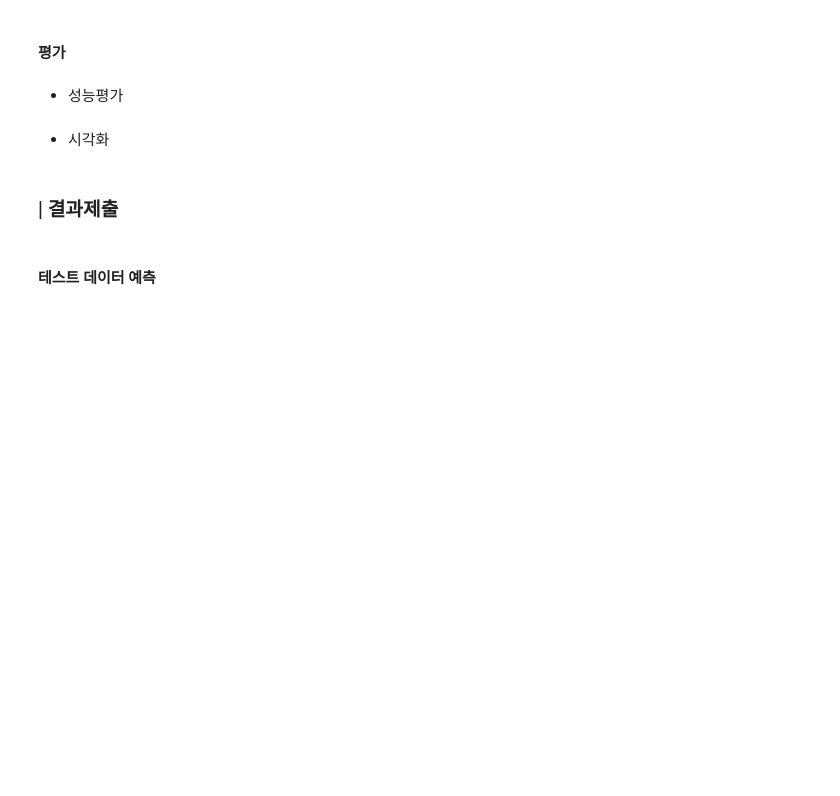
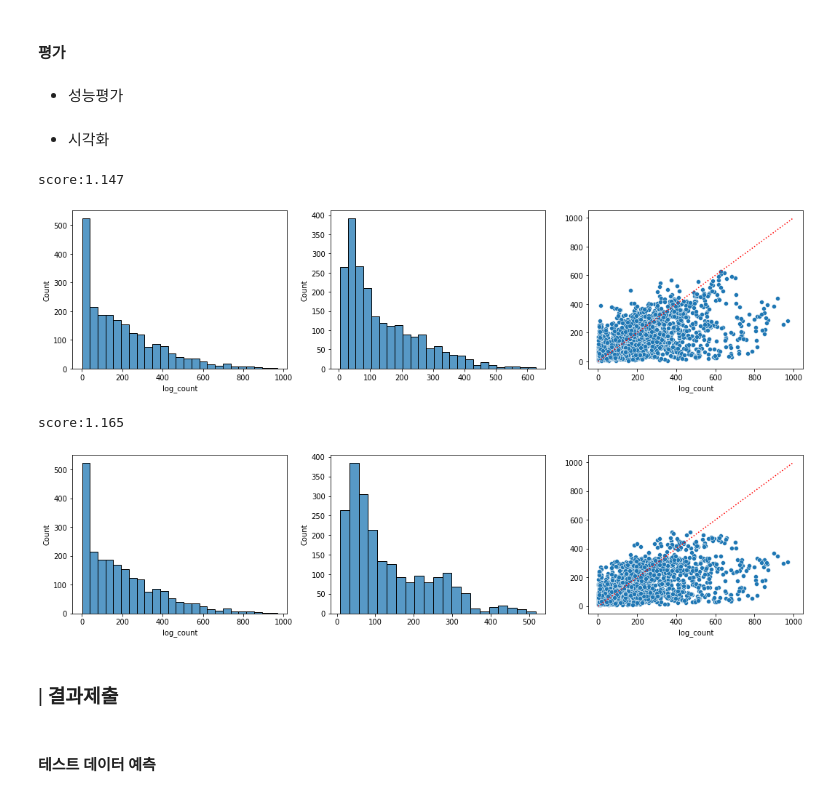
Before and after one commit to yebiny/SkillTreePython-DataAnalysis, a Jupyter notebook: 05.머신러닝기반데이터분석/해설/ch05_14_실전머신러닝_자전거_수요예측.ipynb, the cells around one changed output. Saved outputs shown, nothing was run; the diff lists cells and outputs as text; code cells hidden in the pictures; blank space fills up the shorter version.

```diff
--- a/05.머신러닝기반데이터분석/해설/ch05_14_실전머신러닝_자전거_수요예측.ipynb
+++ b/05.머신러닝기반데이터분석/해설/ch05_14_실전머신러닝_자전거_수요예측.ipynb
@@ -473,3 +503,14 @@ score:1.162
 #### 모델링
 # %% [markdown]
 * 랜덤 포레스트 그리드 서치
+# %%
+from sklearn.model_selection import GridSearchCV
+param = {'min_samples_split' : [3,4,6,10],
+         'n_estimators' : [70, 100],
+         'random_state': [1]}
+
+rf_grid = GridSearchCV( RandomForestRegressor(random_state=1),
+                        param,
+                        cv=10,
+                        scoring=RMSLE)
+rf_grid.fit(X_train, y_train)
@@ -476,2 +523,14 @@ score:1.162
 # %% [markdown]
 * LGBM 그리드 서치
+# %%
+from sklearn.model_selection import GridSearchCV
+param = {'n_estimators' : [400, 700, 1000],
+         'max_depth' : [15,20,25],
+         'num_leaves': [50, 100, 200],
+         'min_split_gain':[0.3, 0.4]}
+
+lgb_grid = GridSearchCV( LGBMRegressor(random_state=1),
+                        param,
+                        cv=10,
+                        scoring=RMSLE)
+lgb_grid.fit(X_train, y_train)
@@ -486,6 +551,14 @@ for model in models:
   print (f'{model} [train] {rmsle(y_train, y_pred_train):.2f}  [valid] {rmsle(y_valid, y_pred_valid):.2f}')
 # %% [markdown]
 * 시각화
+# %%
+for model in [rf_grid, lgb_grid]:
+  draw_results(model, X_valid, y_valid)
+# %% [output]
+score:1.147
+[figure, added]
+score:1.165
+[figure, added]
 # %% [markdown]
 ### | 결과제출
 # %% [markdown]
```
Also changed, not shown: parts of 12 cells of this notebook.
